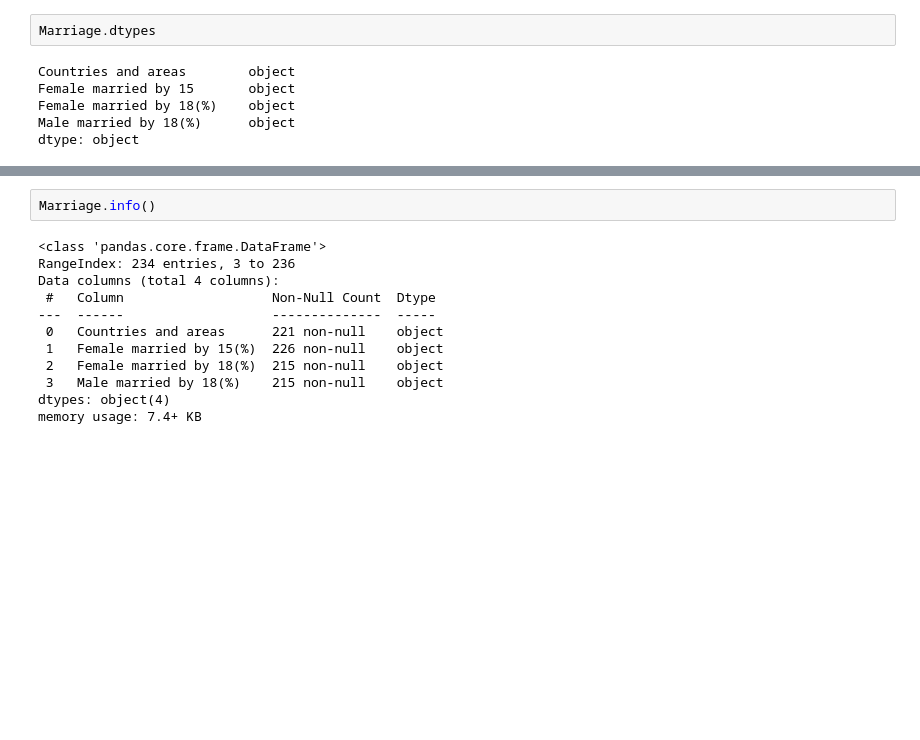
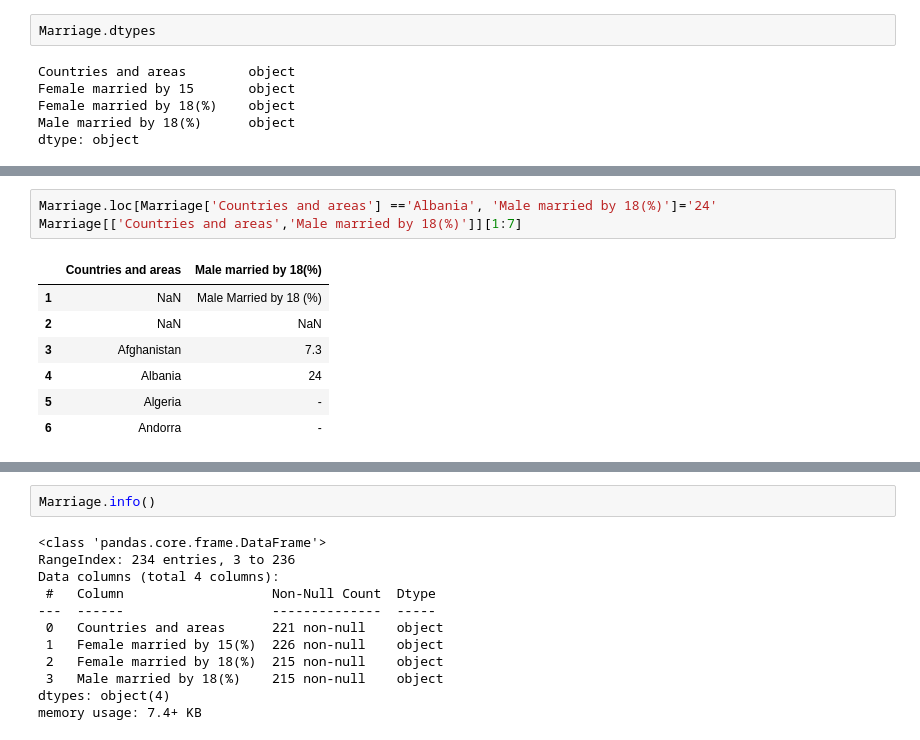
Before and after one commit to shimjide123/datman, a Jupyter notebook: PS2_Yu_Nong.ipynb, the cells around one changed output, grey strips where cells are left out. Drawn from its saved outputs; the diff is of its cells as text; blank space fills up the shorter version.

```diff
--- a/PS2_Yu_Nong.ipynb
+++ b/PS2_Yu_Nong.ipynb
@@ -90,0 +91,11 @@ Marriage.head()
+# %%
+Marriage.loc[Marriage['Countries and areas'] =='Albania', 'Male married by 18(%)']='24'
+Marriage[['Countries and areas','Male married by 18(%)']][1:7]
+# %% [output]
+|  | Countries and areas | Male married by 18(%) |
+| 1 | NaN | Male Married by 18 (%) |
+| 2 | NaN | NaN |
+| 3 | Afghanistan | 7.3 |
+| 4 | Albania | 24 |
+| 5 | Algeria | - |
+| 6 | Andorra | - |
```
Also changed, not shown: parts of 3 cells of this notebook.
